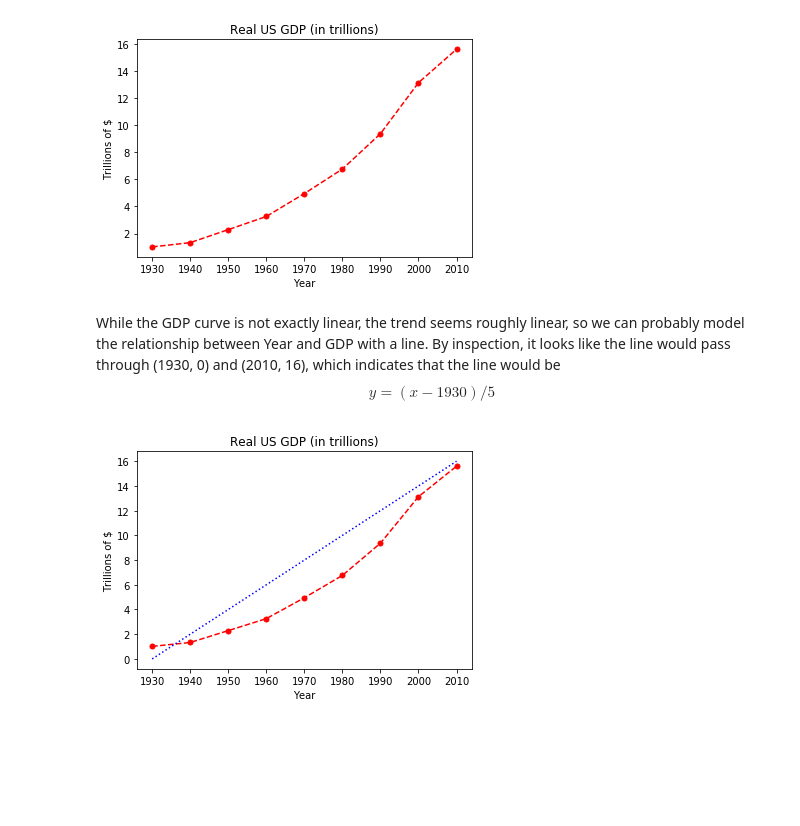
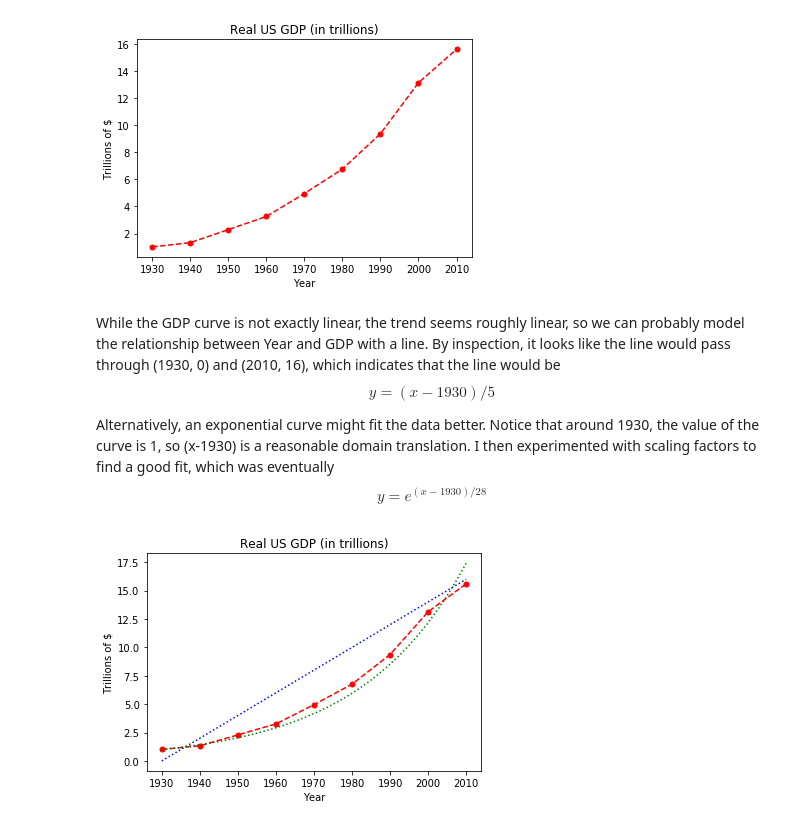
Before and after one commit to rc97/BajwaML, a Jupyter notebook: Jupyter Exercise 1.ipynb, the cells around one changed output. Cells and saved outputs as stored; diff of their text form; code cells hidden in the pictures; blank space fills up the shorter version.

Commit message:
Added an exponential model

```diff
--- a/Jupyter Exercise 1.ipynb
+++ b/Jupyter Exercise 1.ipynb
@@ -15,14 +15,18 @@ plt.show()
 [figure]
 # %% [markdown]
 While the GDP curve is not exactly linear, the trend seems roughly linear, so we can probably model the relationship between Year and GDP with a line. By inspection, it looks like the line would pass through (1930, 0) and (2010, 16), which indicates that the line would be $$y = (x - 1930) / 5$$
+
+Alternatively, an exponential curve might fit the data better. Notice that around 1930, the value of the curve is 1, so (x-1930) is a reasonable domain translation. I then experimented with scaling factors to find a good fit, which was eventually
+$$y = e^{(x-1930)/28}$$
 # %%
 xline = [i for i in range(1930, 2011)]
 yline = [(i - 1930)*2/10 for i in xline]
+yexp = [2.718 ** ((i - 1930)/28) for i in xline]
 plt.figure()
-plt.plot(*GDPs, 'r--', *GDPs, 'r.', xline, yline, 'b:', markersize=10)
+plt.plot(*GDPs, 'r--', *GDPs, 'r.', xline, yline, 'b:', xline, yexp, 'g:', markersize=10)
 plt.title('Real US GDP (in trillions)')
 plt.xlabel('Year')
 plt.ylabel('Trillions of $')
 plt.show()
 # %% [output]
-[figure, old version]
+[figure, new version]
```
